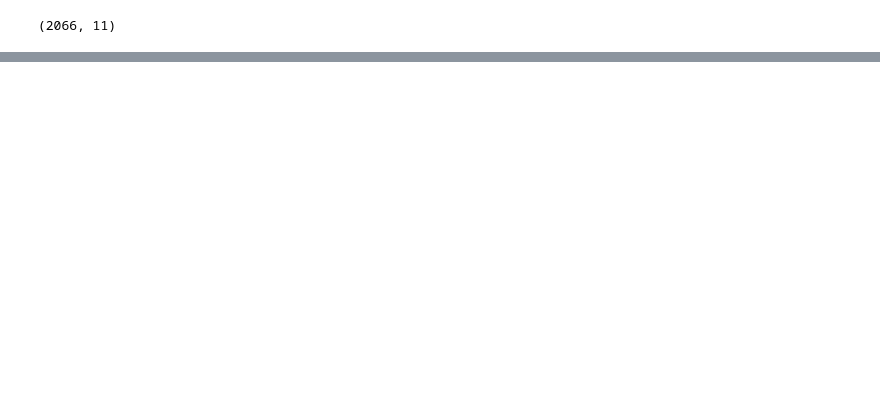
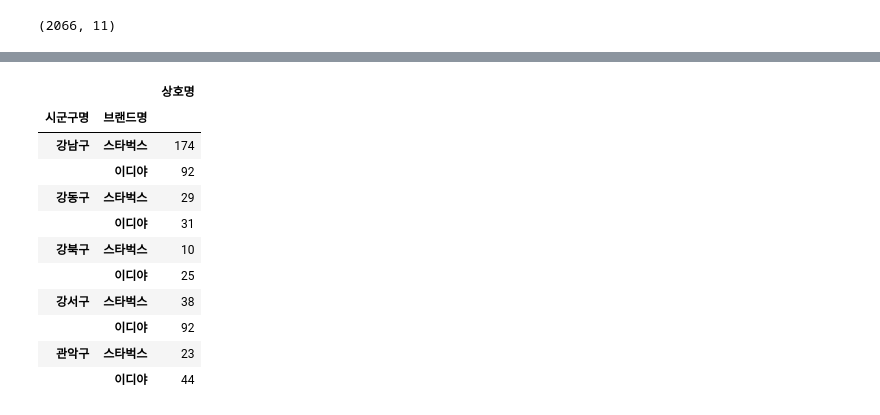
Before and after one commit to ujcheon/Bigdata_Analysis, a Jupyter notebook: 스타벅스_이디야_상관성분석.ipynb, the cells around one changed output, grey strips where cells are left out. Cells and saved outputs as stored; diff of their text form; code cells hidden in the pictures; blank space fills up the shorter version.

```diff
--- a/스타벅스_이디야_상관성분석.ipynb
+++ b/스타벅스_이디야_상관성분석.ipynb
@@ -147,0 +241,15 @@ df_cafe.to_csv('df_cafe.csv',index=False)
+# %%
+df_cafe_count.to_frame().head(10)
+# %% [output]
+|  |  | 상호명 |
+| 시군구명 | 브랜드명 |  |
+| 강남구 | 스타벅스 | 174 |
+|  | 이디야 | 92 |
+| 강동구 | 스타벅스 | 29 |
+|  | 이디야 | 31 |
+| 강북구 | 스타벅스 | 10 |
+|  | 이디야 | 25 |
+| 강서구 | 스타벅스 | 38 |
+|  | 이디야 | 92 |
+| 관악구 | 스타벅스 | 23 |
+|  | 이디야 | 44 |
```
Also changed, not shown: parts of 23 cells of this notebook, 1 other file.
